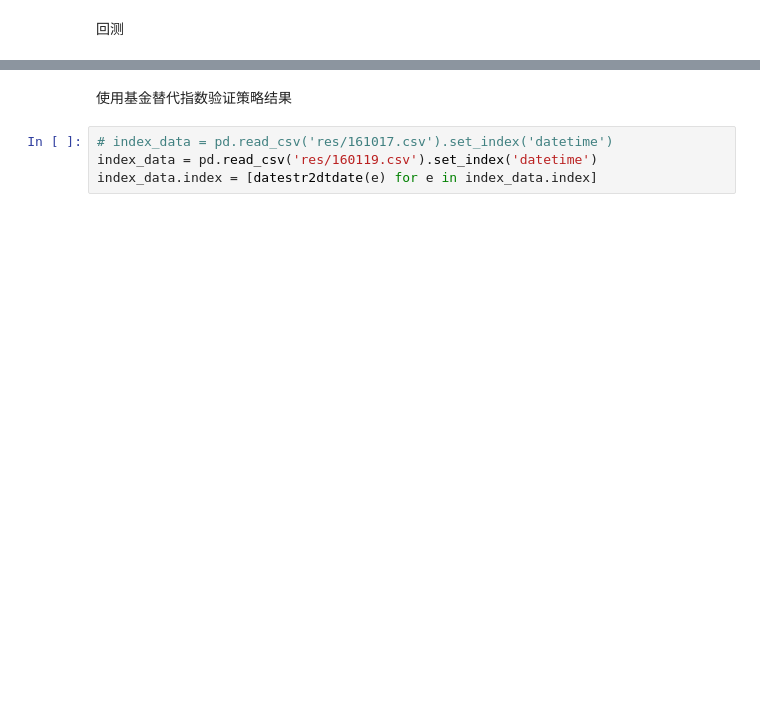
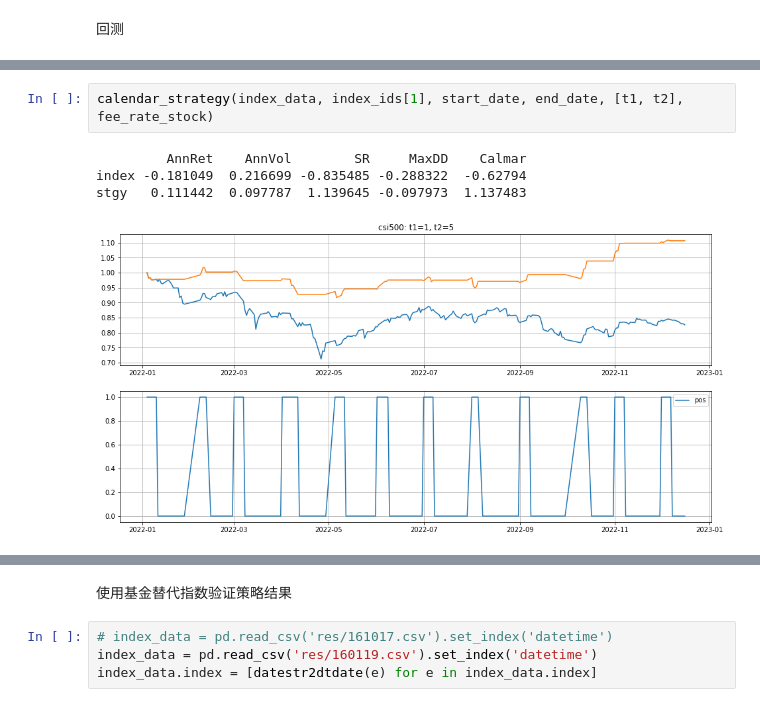
Before and after one commit to hdouhua/pick-up-python, a Jupyter notebook: inv/calendar-strrategy.ipynb, the cells around one changed output, grey strips where cells are left out. Cells and saved outputs as stored; diff of their text form; blank space fills up the shorter version.

```diff
--- a/inv/calendar-strrategy.ipynb
+++ b/inv/calendar-strrategy.ipynb
@@ -126,0 +71,7 @@ stgy   0.117351  0.114115  1.028358 -0.130048  0.902368
+# %%
+calendar_strategy(index_data, index_ids[1], start_date, end_date, [t1, t2], fee_rate_stock)
+# %% [output]
+         AnnRet    AnnVol        SR     MaxDD    Calmar
+index -0.181049  0.216699 -0.835485 -0.288322  -0.62794
+stgy   0.111442  0.097787  1.139645 -0.097973  1.137483
+[figure, added]
```
Also changed, not shown: parts of 16 cells of this notebook.
